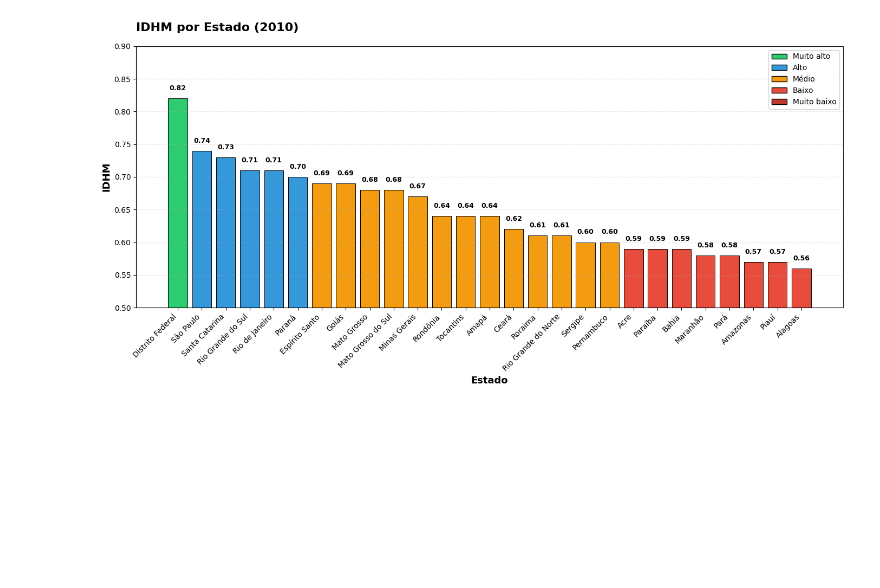
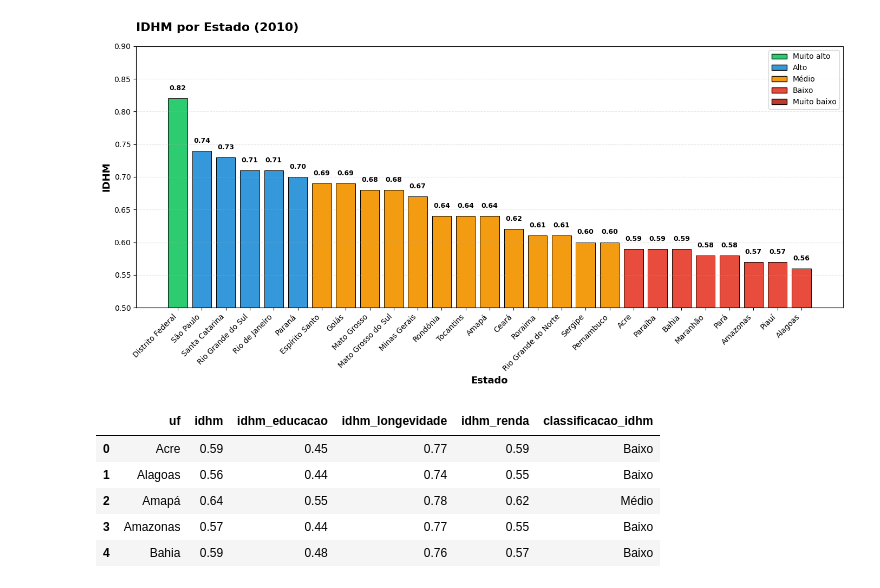
Before and after one commit to Fe-Biaggio/stelar-projects, a Jupyter notebook: Aula 01 a 03/IDHM.ipynb, the cells around one changed output. Saved outputs shown, nothing was run; the diff lists cells and outputs as text; code cells hidden in the pictures; blank space fills up the shorter version.

```diff
--- a/IDHM.ipynb
+++ b/Aula 01 a 03/IDHM.ipynb
@@ -275,0 +282,9 @@ plt.show()
+# %%
+df_idhm_estado.head()
+# %% [output]
+|  | uf | idhm | idhm_educacao | idhm_longevidade | idhm_renda | classificacao_idhm |
+| 0 | Acre | 0.59 | 0.45 | 0.77 | 0.59 | Baixo |
+| 1 | Alagoas | 0.56 | 0.44 | 0.74 | 0.55 | Baixo |
+| 2 | Amapá | 0.64 | 0.55 | 0.78 | 0.62 | Médio |
+| 3 | Amazonas | 0.57 | 0.44 | 0.77 | 0.55 | Baixo |
+| 4 | Bahia | 0.59 | 0.48 | 0.76 | 0.57 | Baixo |
```
Also changed, not shown: parts of 4 cells of this notebook, 1 other file.
